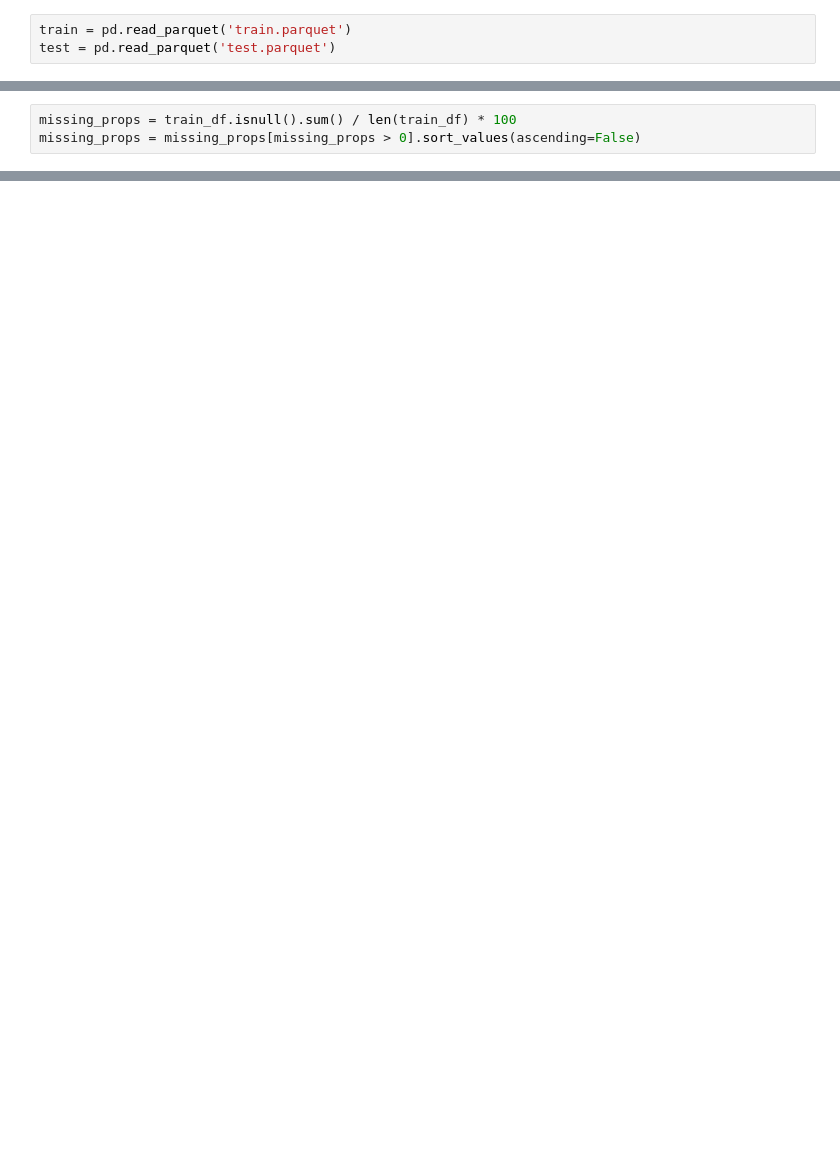
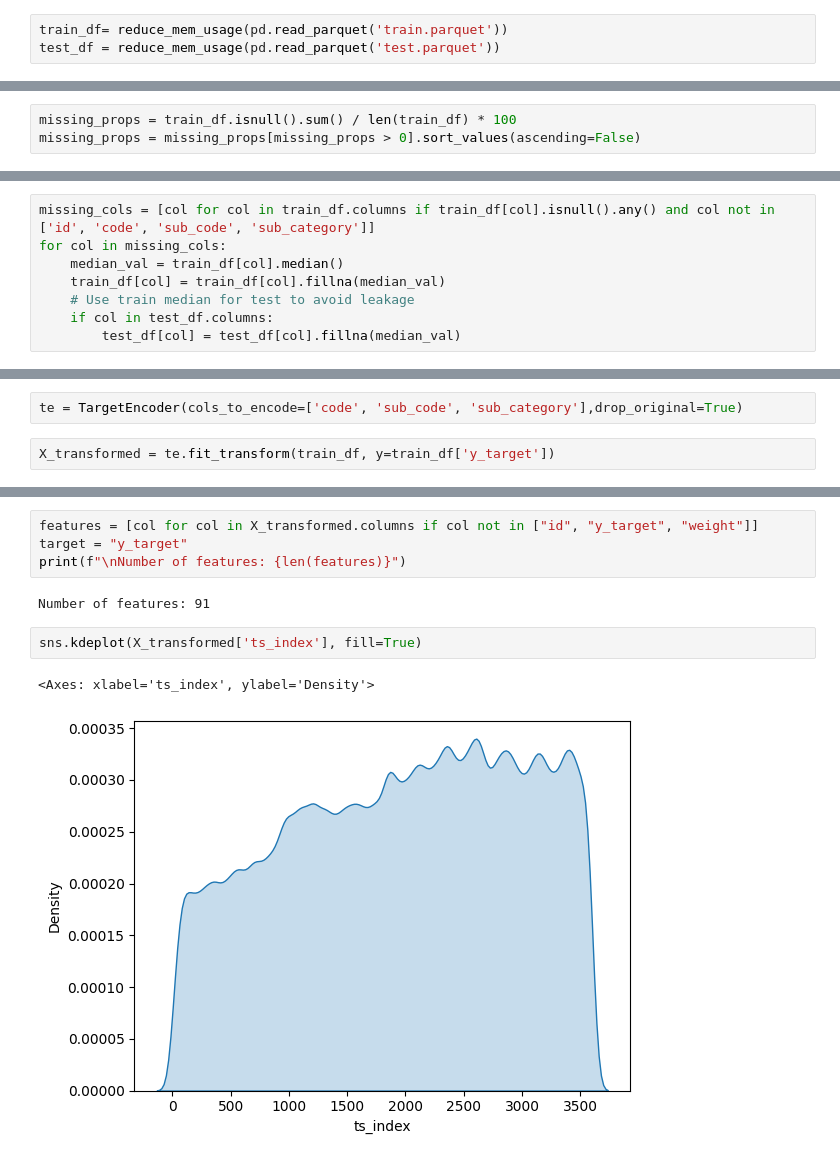
Before and after one commit to TheKnowingEye/Kaggle-Competitions, a Jupyter notebook: ts-forecasting/init.ipynb, the cells around one changed output, grey strips where cells are left out. Saved outputs shown, nothing was run; the diff lists cells and outputs as text; blank space fills up the shorter version.

```diff
--- a/ts-forecasting/init.ipynb
+++ b/ts-forecasting/init.ipynb
@@ -10,3 +46,3 @@ from statsmodels.graphics.tsaplots import (
 # %%
-train = pd.read_parquet('train.parquet')
-test = pd.read_parquet('test.parquet')
+train_df= reduce_mem_usage(pd.read_parquet('train.parquet'))
+test_df = reduce_mem_usage(pd.read_parquet('test.parquet'))
@@ -39,0 +214,8 @@ missing_props = missing_props[missing_props > 0].sort_values(ascending=False)
+# %%
+missing_cols = [col for col in train_df.columns if train_df[col].isnull().any() and col not in ['id', 'code', 'sub_code', 'sub_category']]
+for col in missing_cols:
+    median_val = train_df[col].median()
+    train_df[col] = train_df[col].fillna(median_val)
+    # Use train median for test to avoid leakage
+    if col in test_df.columns:
+        test_df[col] = test_df[col].fillna(median_val)
@@ -39,0 +226,4 @@ missing_props = missing_props[missing_props > 0].sort_values(ascending=False)
+# %%
+te = TargetEncoder(cols_to_encode=['code', 'sub_code', 'sub_category'],drop_original=True)
+# %%
+X_transformed = te.fit_transform(train_df, y=train_df['y_target'])
@@ -39,0 +240,11 @@ missing_props = missing_props[missing_props > 0].sort_values(ascending=False)
+# %%
+features = [col for col in X_transformed.columns if col not in ["id", "y_target", "weight"]]
+target = "y_target"
+print(f"\nNumber of features: {len(features)}")
+# %% [output]
+Number of features: 91
+# %%
+sns.kdeplot(X_transformed['ts_index'], fill=True)
+# %% [output]
+<Axes: xlabel='ts_index', ylabel='Density'>
+[figure, added]
```
Also changed, not shown: parts of 21 cells of this notebook.
